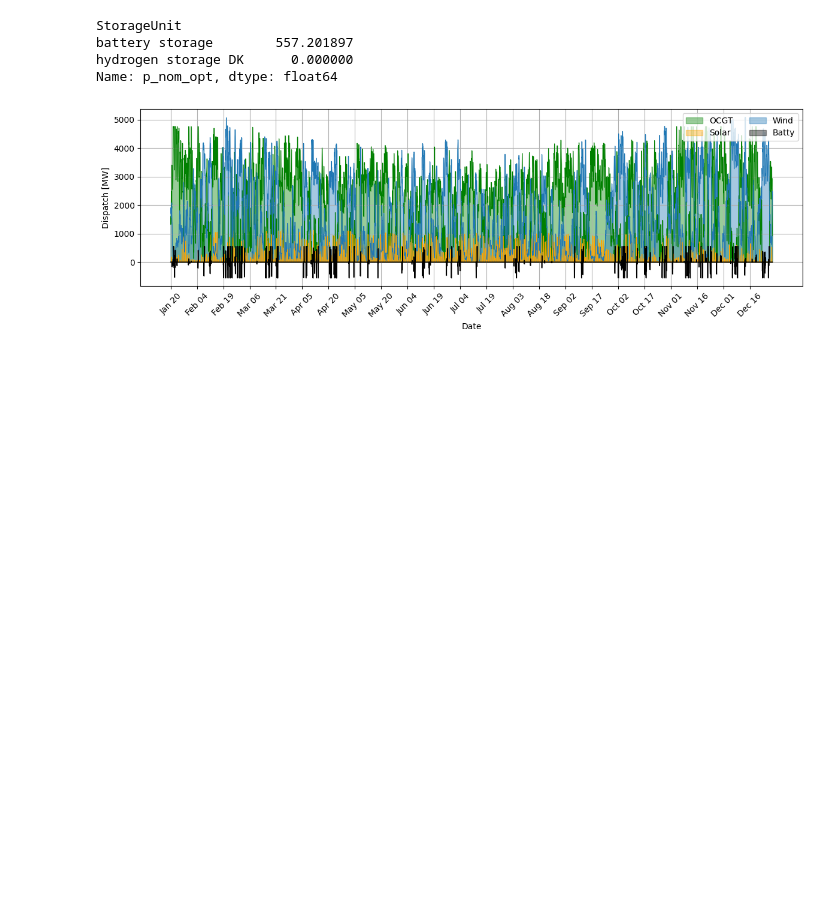
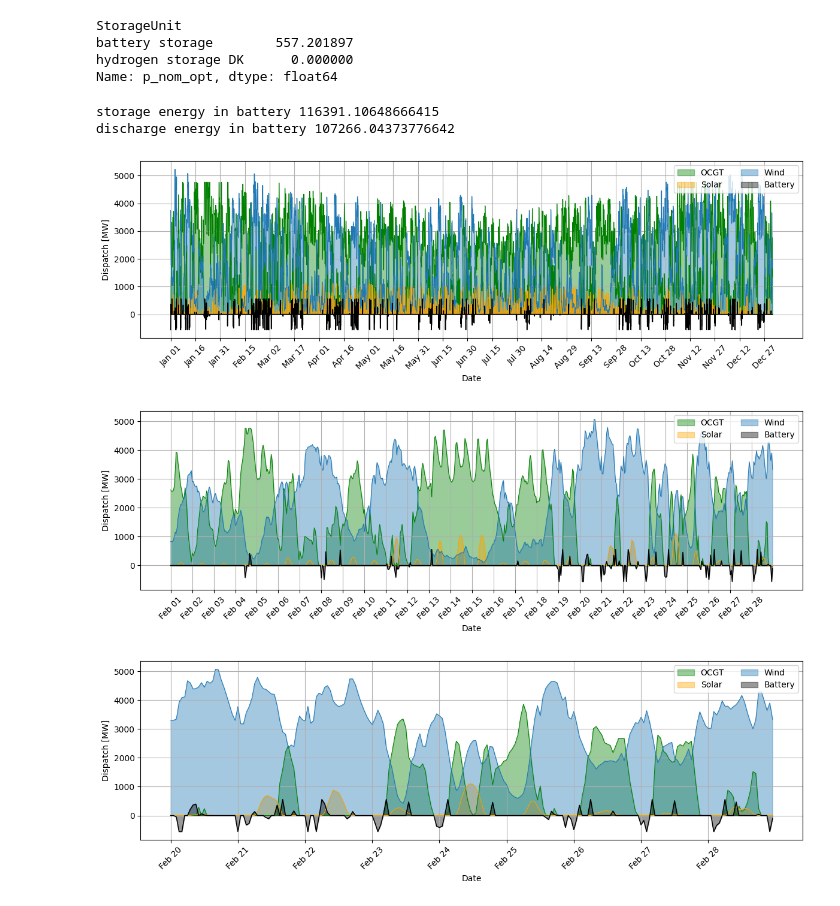
Before and after one commit to jeppebyberg/ieg, a Jupyter notebook: project.ipynb, the cells around one changed output. Cells and saved outputs as stored; diff of their text form; code cells hidden in the pictures; blank space fills up the shorter version.

```diff
--- a/project.ipynb
+++ b/project.ipynb
@@ -422,6 +378,20 @@ StorageUnit
 battery storage        557.201897
 hydrogen storage DK      0.000000
 Name: p_nom_opt, dtype: float64
+# %%
+battery_series = BBN.network.storage_units_t.p['battery storage']
+timestep_hours = 1  # adjust if your data is not hourly
+
+# Energy stored (charging, negative values)
+energy_stored = -battery_series[battery_series < 0].sum() * timestep_hours
+print(f'storage energy in battery {energy_stored}')
+
+# Energy discharged (discharging, positive values)
+energy_discharged = battery_series[battery_series > 0].sum() * timestep_hours
+print(f'discharge energy in battery {energy_discharged}')
+# %% [output]
+storage energy in battery 116391.10648666415
+discharge energy in battery 107266.04373776642
 # %%
 import matplotlib.pyplot as plt
 import numpy as np
@@ -465,38 +435,44 @@ def plot_dispatch(BBN, period=None):
     plt.fill_between(x, df['OCGT'], label='OCGT', color='green', alpha=0.4)
     plt.fill_between(x, df['Solar'], label='Solar', color='orange', alpha=0.4)
     plt.fill_between(x, df['Wind'], label='Wind', color='tab:blue', alpha=0.4)
-    plt.fill_between(x, df['Battery'], label='Batty', color='black', alpha=0.4)
+    plt.fill_between(x, df['Battery'], label='Battery', color='black', alpha=0.4)
 
     plt.plot(x, df['OCGT'], color='green', linewidth=0.7)
     plt.plot(x, df['Solar'], color='orange', linewidth=0.7)
     plt.plot(x, df['Wind'], color='tab:blue', linewidth=0.7)
     plt.plot(x, df['Battery'], color='black', linewidth=1.1)
 
     # Adjust x-ticks
     duration_hours = (x[-1] - x[0]).total_seconds() / 3600
     if duration_hours <= 72:  # 3 days
         tick_interval = 6
         date_format = '%b %d %H:%M'
     elif duration_hours <= 168:  # 1 week
         tick_interval = 12
         date_format = '%b %d %H:%M'
     elif duration_hours <= 720:  # 1 month
         tick_interval = 24
         date_format = '%b %d'
     else:
         tick_interval = 24 * 15
         date_format = '%b %d'
 
     tick_locs = x[::tick_interval]
     tick_labels = tick_locs.strftime(date_format)
 
     plt.xticks(tick_locs, tick_labels, rotation=45)
     plt.xlabel('Date')
     plt.ylabel('Dispatch [MW]')
     plt.tight_layout()
     plt.grid(True)
     plt.legend(ncol=2, loc='upper right')
+    plt.savefig(f'./Plots/dispatches_with_battery_{period}.png', dpi=300, bbox_inches='tight')
 
-plot_dispatch(BBN, period=('2017-01-20', '2017-12-28'))
+
+plot_dispatch(BBN, period=('2017-01-01', '2017-12-31'))
+plot_dispatch(BBN, period=('2017-02-01', '2017-02-28'))
+plot_dispatch(BBN, period=('2017-02-20', '2017-02-28'))
 # %% [output]
-[figure, old version]
+[figure, new version]
+[figure, added]
+[figure, added]
```
Also changed, not shown: parts of 4 cells of this notebook.
